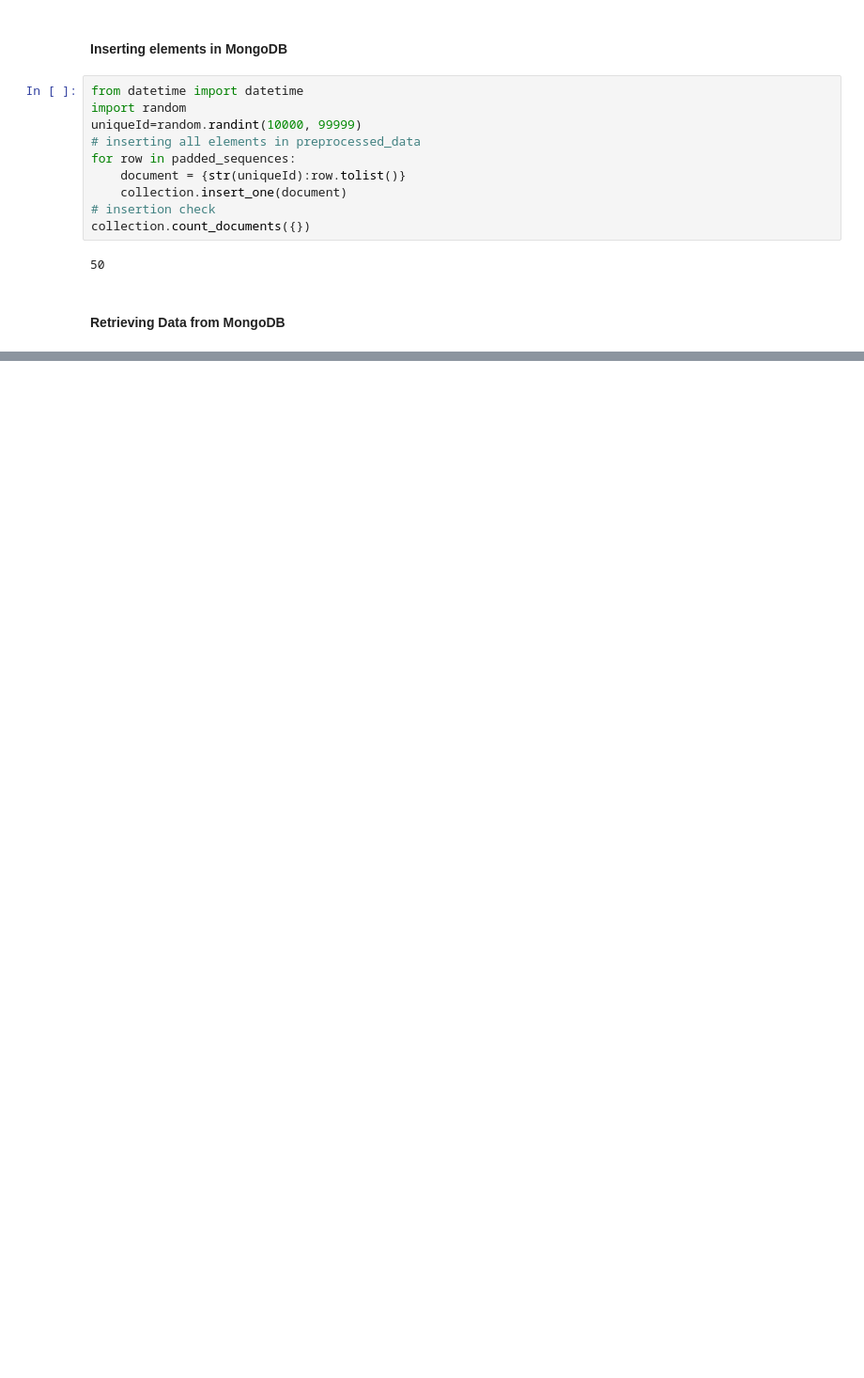
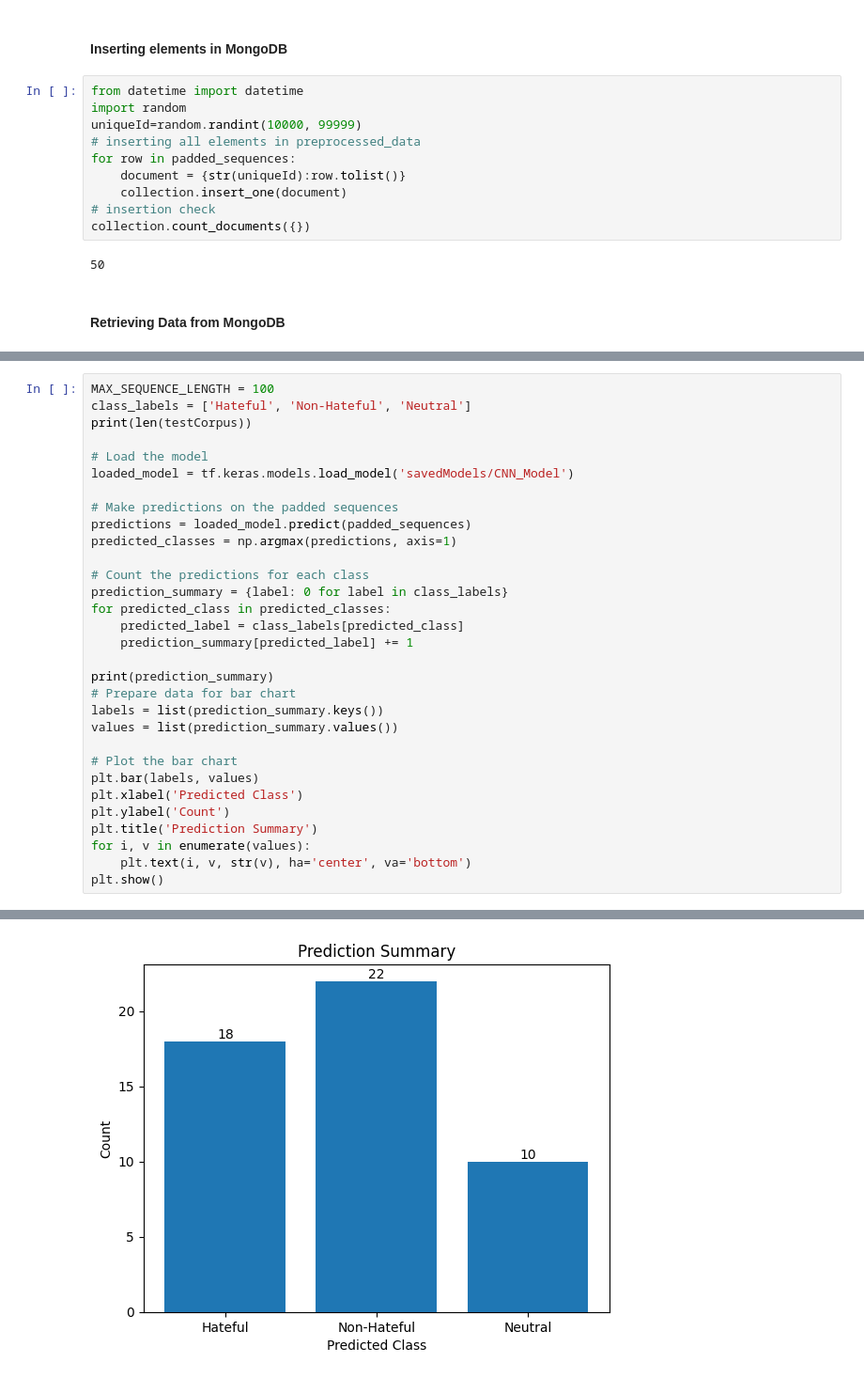
Before and after one commit to gksingh17/immigration-sentiment-analysis, a Jupyter notebook: nlp code/CNN.ipynb, the cells around one changed output, grey strips where cells are left out. Shown at 94% size. Cells and saved outputs as stored; diff of their text form; blank space fills up the shorter version.

Commit message:
functional pipeline with models

```diff
--- a/nlp code/CNN.ipynb
+++ b/nlp code/CNN.ipynb
@@ -401,0 +403,32 @@ len(vector_array)
+# %%
+MAX_SEQUENCE_LENGTH = 100
+class_labels = ['Hateful', 'Non-Hateful', 'Neutral']
+print(len(testCorpus))
+
+# Load the model
+loaded_model = tf.keras.models.load_model('savedModels/CNN_Model')
+
+# Make predictions on the padded sequences
+predictions = loaded_model.predict(padded_sequences)
+predicted_classes = np.argmax(predictions, axis=1)
+
+# Count the predictions for each class
+prediction_summary = {label: 0 for label in class_labels}
+for predicted_class in predicted_classes:
+    predicted_label = class_labels[predicted_class]
+    prediction_summary[predicted_label] += 1
+
+print(prediction_summary)
+# Prepare data for bar chart
+labels = list(prediction_summary.keys())
+values = list(prediction_summary.values())
+
+# Plot the bar chart
+plt.bar(labels, values)
+plt.xlabel('Predicted Class')
+plt.ylabel('Count')
+plt.title('Prediction Summary')
+for i, v in enumerate(values):
+    plt.text(i, v, str(v), ha='center', va='bottom')
+plt.show()
+# %% [output]
@@ -401,0 +440 @@ len(vector_array)
+[figure, added]
```
Also changed, not shown: parts of 10 cells of this notebook, 40 other files.
